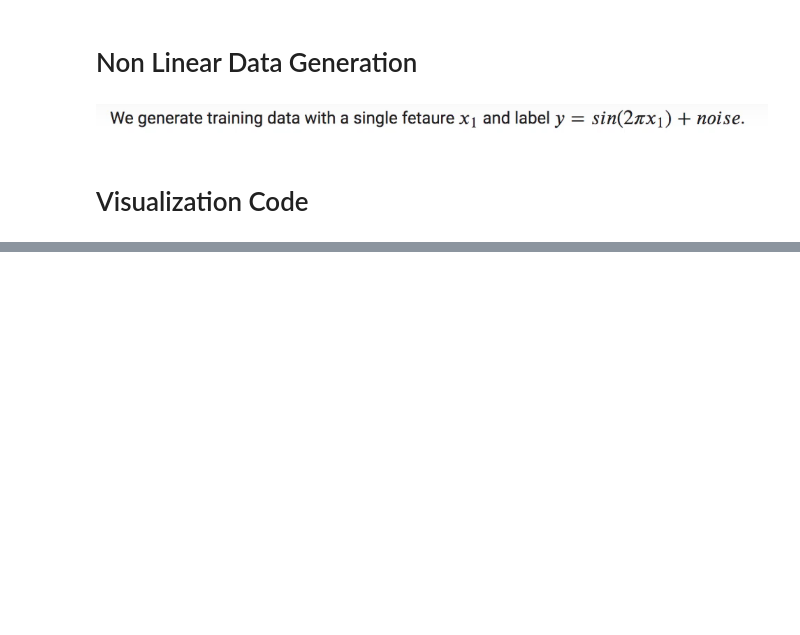
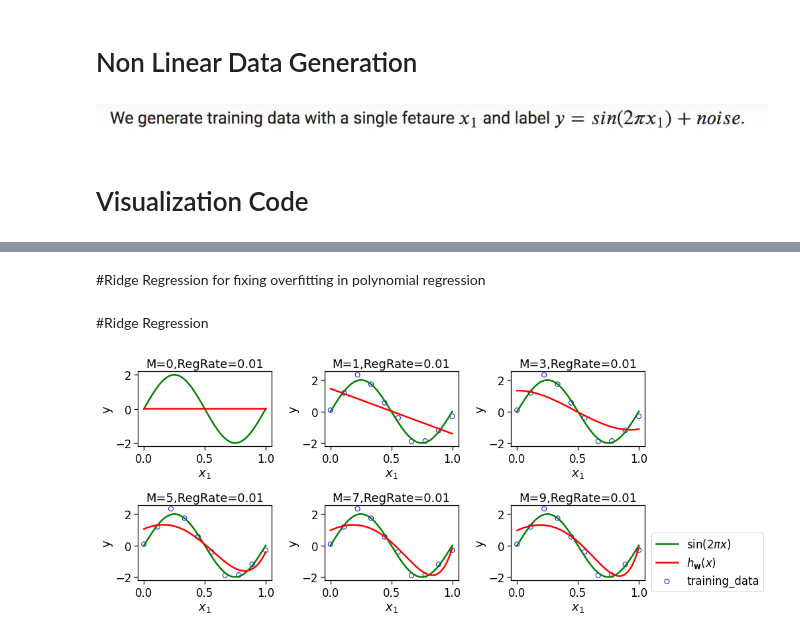
Before and after one commit to SpaceSapiens/Code-Explorer, a Jupyter notebook: Polynomial_regression_MLT_week3.ipynb, the cells around one changed output, grey strips where cells are left out. Saved outputs shown, nothing was run; the diff lists cells and outputs as text; code cells hidden in the pictures; blank space fills up the shorter version.

```diff
--- a/Polynomial_regression_MLT_week3.ipynb
+++ b/Polynomial_regression_MLT_week3.ipynb
@@ -313,0 +632,37 @@ visualize_training_data(X,y)
+# %%
+#For model fit
+def visualize_model_fit_with_regularization(X,y,lin_reg,degree,reg_rate):
+  points=np.linspace(0,1,100)
+  output=nonlin(points)
+
+  if(degree>0):
+    plt.scatter(X,y,facecolor="none",edgecolor="b",s=50,label="training_data")
+  plt.plot(points,output,c="g", label="$\sin(2\pi x)$")
+
+  y_hat=lin_reg.predict(polynomial_transform(points,degree,False))
+  plt.plot(points,y_hat,c="r",label="$h_\mathbf{w}(x)$")
+  plt.xlabel("$x_1$")
+  plt.ylabel("y")
+  #plt.ylim(-1.5,1.5)
+  plt.title("M={m},RegRate={rate}".format(m=degree,rate=reg_rate))
+  #, xy=(-0.15,1)
+# %% [markdown]
+#Ridge Regression for fixing overfitting in polynomial regression
+# %% [markdown]
+#Ridge Regression
+# %%
+#For different Degrees the fitting will be like this
+f=plt.figure(figsize=(12,8))
+reg_rate=0.01
+sns.set_context("notebook",font_scale=1.5, rc={"lines.linewidth":2.5})
+for i,degree in enumerate([0,1,3,5,7,9]):
+  plt.subplot(3,3,i+1)
+  X_transform=polynomial_transform(X,degree)
+  lin_reg=LinReg_withRegularization()
+  lin_reg.fit(X_transform,y,reg_rate)
+  visualize_model_fit_with_regularization(X,y,lin_reg,degree,reg_rate)
+f.tight_layout()
+plt.legend(bbox_to_anchor=(1.05,0.64),loc=2,borderaxespad=0.)
+plt.show()
+# %% [output]
+[figure, added]
```
Also changed, not shown: parts of 32 cells of this notebook.
